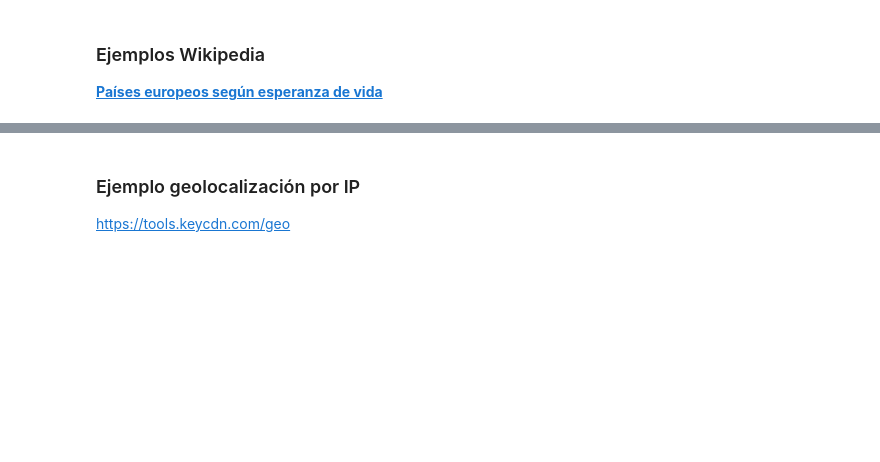
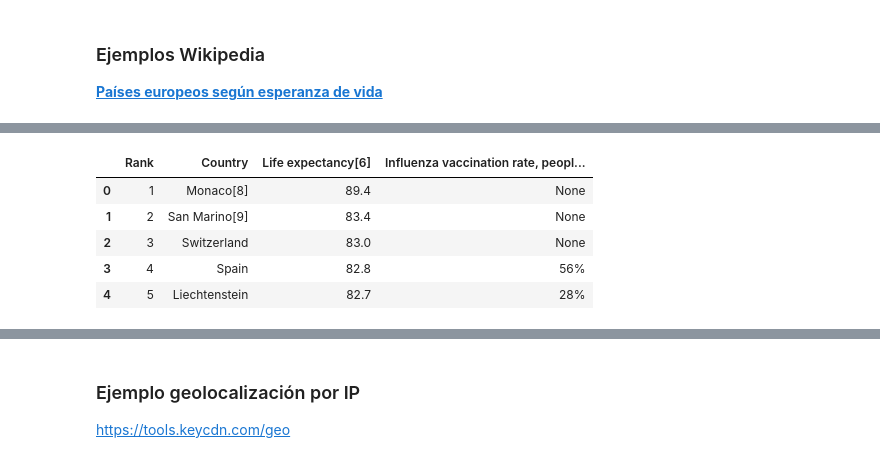
Before and after one commit to Ironhack-Data-Madrid-Agosto-2022/Apuntes-de-clase, a Jupyter notebook: semana_4/2.2 - Web Scraping (bs4).ipynb, the cells around one changed output, grey strips where cells are left out. Saved outputs shown, nothing was run; the diff lists cells and outputs as text; code cells hidden in the pictures; blank space fills up the shorter version.

```diff
--- a/semana_4/2.2 - Web Scraping (bs4).ipynb
+++ b/semana_4/2.2 - Web Scraping (bs4).ipynb
@@ -69,0 +94,4 @@ Usaremos la herramienta **[BeautifulSoup](https://www.crummy.com/software/Beauti
+# %%
+tabla=soup.find_all('table')[3]
+
+type(tabla)
@@ -69,0 +100,6 @@ Usaremos la herramienta **[BeautifulSoup](https://www.crummy.com/software/Beauti
+# %%
+filas=tabla.find_all('tr')
+
+filas=[f.text.strip().split('\n') for f in filas]
+
+filas[:5]
@@ -69,0 +117,16 @@ Usaremos la herramienta **[BeautifulSoup](https://www.crummy.com/software/Beauti
+# %%
+final=[]
+
+for f in filas:
+
+    tmp=[]
+
+    for palabra in f:
+
+        if palabra!='':
+
+            tmp.append(palabra)
+
+    final.append(tmp)
+
+final[:5]
@@ -69,0 +142,4 @@ Usaremos la herramienta **[BeautifulSoup](https://www.crummy.com/software/Beauti
+# %%
+filas=[[palabra for palabra in f if palabra!=''] for f in filas]
+
+filas[:5]
@@ -69,0 +155,18 @@ Usaremos la herramienta **[BeautifulSoup](https://www.crummy.com/software/Beauti
+# %%
+import pandas as pd
+
+col_names=filas[0]
+
+data=final[1:]
+
+
+df=pd.DataFrame(data, columns=col_names)
+
+df.head()
+# %% [output]
+|  | Rank | Country | Life expectancy[6] | Influenza vaccination rate, peopl... |
+| 0 | 1 | Monaco[8] | 89.4 | None |
+| 1 | 2 | San Marino[9] | 83.4 | None |
+| 2 | 3 | Switzerland | 83.0 | None |
+| 3 | 4 | Spain | 82.8 | 56% |
+| 4 | 5 | Liechtenstein | 82.7 | 28% |
```
Also changed, not shown: parts of 34 cells of this notebook.
